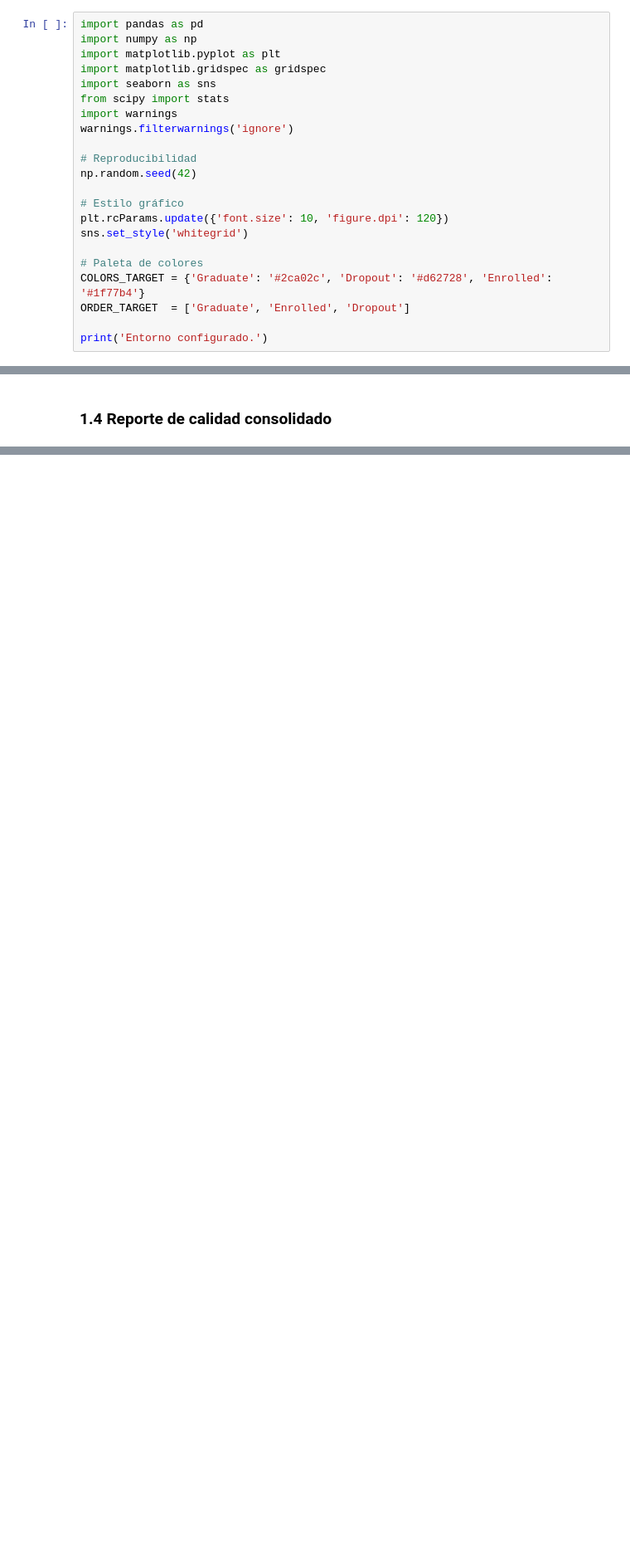
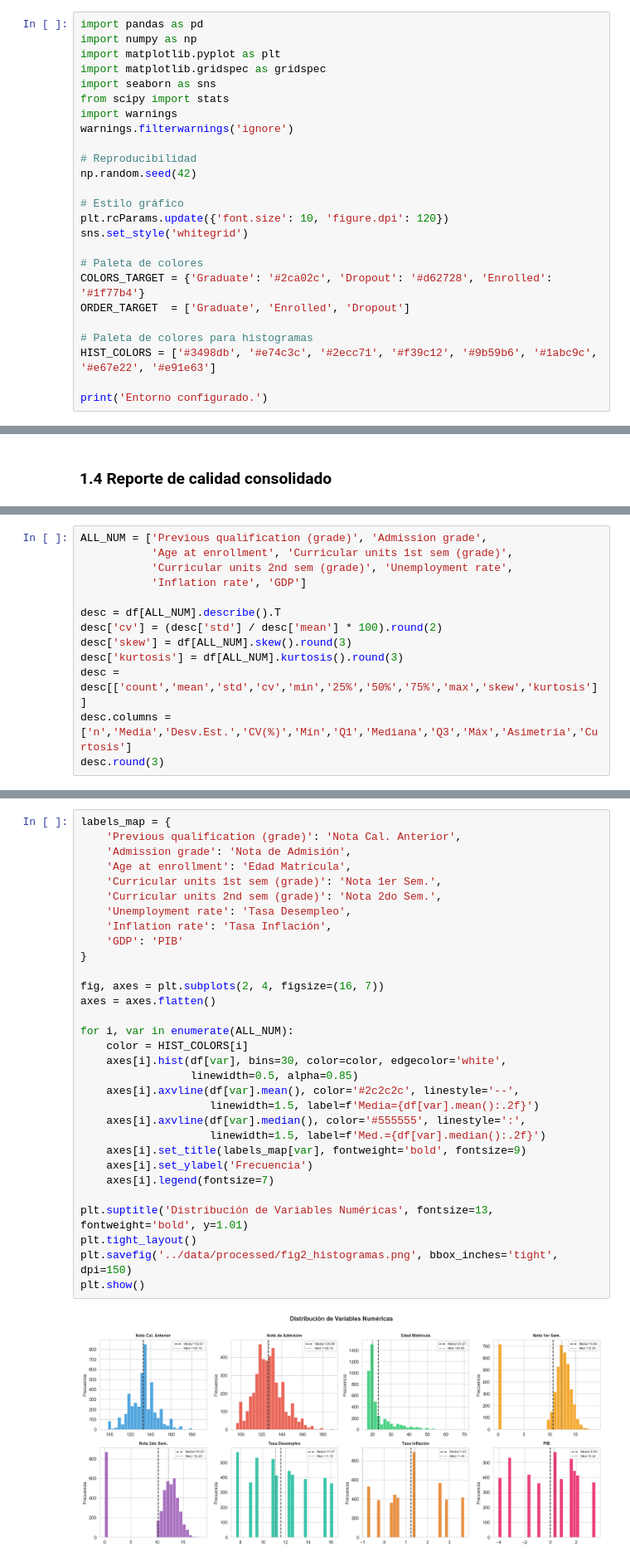
Before and after one commit to dark452/mcdi501-grupo1, a Jupyter notebook: notebooks/F2.ipynb, the cells around one changed output, grey strips where cells are left out. Shown at 83% size. Saved outputs shown, nothing was run; the diff lists cells and outputs as text; blank space fills up the shorter version.

```diff
--- a/notebooks/F2.ipynb
+++ b/notebooks/F2.ipynb
@@ -37,6 +37,9 @@ sns.set_style('whitegrid')
 COLORS_TARGET = {'Graduate': '#2ca02c', 'Dropout': '#d62728', 'Enrolled': '#1f77b4'}
 ORDER_TARGET  = ['Graduate', 'Enrolled', 'Dropout']
 
+# Paleta de colores para histogramas
+HIST_COLORS = ['#3498db', '#e74c3c', '#2ecc71', '#f39c12', '#9b59b6', '#1abc9c', '#e67e22', '#e91e63']
+
 print('Entorno configurado.')
 # %% [output]
 Entorno configurado.
@@ -222,0 +272,13 @@ print('  ==> Rangos de variables dentro de valores esperados para el dominio.')
+# %%
+ALL_NUM = ['Previous qualification (grade)', 'Admission grade',
+           'Age at enrollment', 'Curricular units 1st sem (grade)',
+           'Curricular units 2nd sem (grade)', 'Unemployment rate',
+           'Inflation rate', 'GDP']
+
+desc = df[ALL_NUM].describe().T
+desc['cv'] = (desc['std'] / desc['mean'] * 100).round(2)
+desc['skew'] = df[ALL_NUM].skew().round(3)
+desc['kurtosis'] = df[ALL_NUM].kurtosis().round(3)
+desc = desc[['count','mean','std','cv','min','25%','50%','75%','max','skew','kurtosis']]
+desc.columns = ['n','Media','Desv.Est.','CV(%)','Mín','Q1','Mediana','Q3','Máx','Asimetría','Curtosis']
+desc.round(3)
@@ -222,0 +297,33 @@ print('  ==> Rangos de variables dentro de valores esperados para el dominio.')
+# %%
+labels_map = {
+    'Previous qualification (grade)': 'Nota Cal. Anterior',
+    'Admission grade': 'Nota de Admisión',
+    'Age at enrollment': 'Edad Matrícula',
+    'Curricular units 1st sem (grade)': 'Nota 1er Sem.',
+    'Curricular units 2nd sem (grade)': 'Nota 2do Sem.',
+    'Unemployment rate': 'Tasa Desempleo',
+    'Inflation rate': 'Tasa Inflación',
+    'GDP': 'PIB'
+}
+
+fig, axes = plt.subplots(2, 4, figsize=(16, 7))
+axes = axes.flatten()
+
+for i, var in enumerate(ALL_NUM):
+    color = HIST_COLORS[i]
+    axes[i].hist(df[var], bins=30, color=color, edgecolor='white',
+                 linewidth=0.5, alpha=0.85)
+    axes[i].axvline(df[var].mean(), color='#2c2c2c', linestyle='--',
+                    linewidth=1.5, label=f'Media={df[var].mean():.2f}')
+    axes[i].axvline(df[var].median(), color='#555555', linestyle=':',
+                    linewidth=1.5, label=f'Med.={df[var].median():.2f}')
+    axes[i].set_title(labels_map[var], fontweight='bold', fontsize=9)
+    axes[i].set_ylabel('Frecuencia')
+    axes[i].legend(fontsize=7)
+
+plt.suptitle('Distribución de Variables Numéricas', fontsize=13, fontweight='bold', y=1.01)
+plt.tight_layout()
+plt.savefig('../data/processed/fig2_histogramas.png', bbox_inches='tight', dpi=150)
+plt.show()
+# %% [output]
+[figure, added]
```
Also changed, not shown: parts of 16 cells of this notebook, 5 other files.
